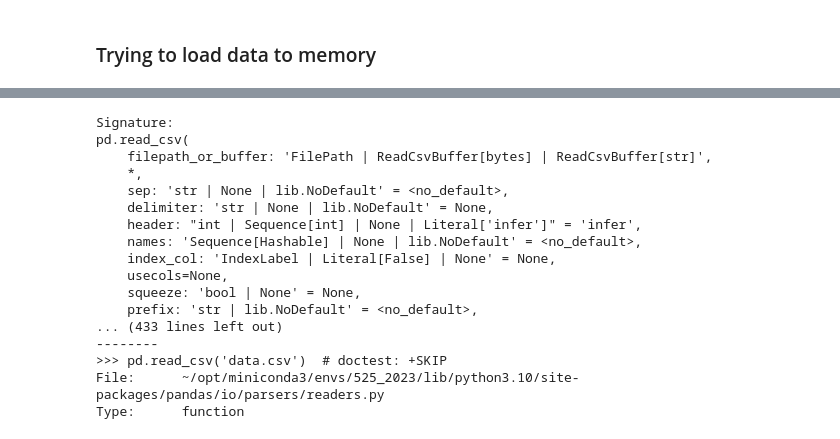
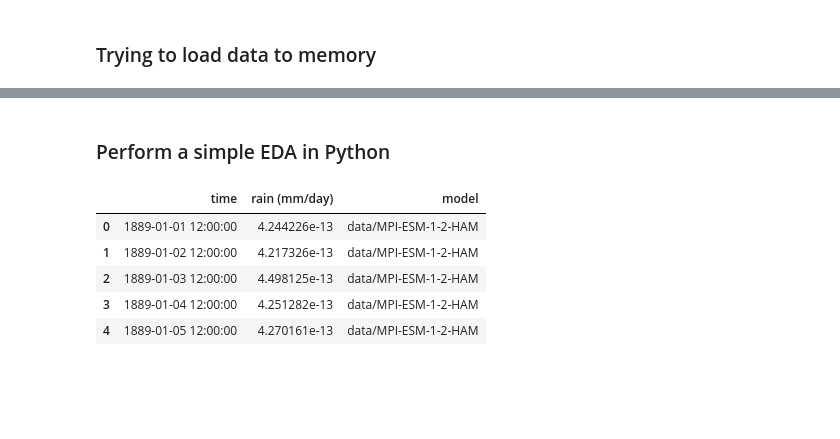
Before and after one commit to UBC-MDS/525-group-01, a Jupyter notebook: notebooks/milestone_1_tanmay.ipynb, the cells around one changed output, grey strips where cells are left out. Saved outputs shown, nothing was run; the diff lists cells and outputs as text; code cells hidden in the pictures; blank space fills up the shorter version.

```diff
--- a/notebooks/milestone_1_tanmay.ipynb
+++ b/notebooks/milestone_1_tanmay.ipynb
@@ -181,3 +195,3 @@ df.memory_usage().sum()/1e6
 # %%
-df = pd.read_csv("figshareairline/combined_data.csv", usecols=['time', 'rain (mm/day)','model'])
+combined_data = pd.read_csv("rainfall/combined_data.csv", usecols=['time', 'rain (mm/day)','model'])
 # %%
@@ -232,20 +218,11 @@ memory usage: 1.6+ GB
-# %%
-pd.read_csv("figshareairline/combined_data.csv", usecols=['timestamp', 'rain (mm/day)','model'])
-# %% [output]
-Signature:
-pd.read_csv(
-    filepath_or_buffer: 'FilePath | ReadCsvBuffer[bytes] | ReadCsvBuffer[str]',
-    *,
-    sep: 'str | None | lib.NoDefault' = <no_default>,
-    delimiter: 'str | None | lib.NoDefault' = None,
-    header: "int | Sequence[int] | None | Literal['infer']" = 'infer',
-    names: 'Sequence[Hashable] | None | lib.NoDefault' = <no_default>,
-    index_col: 'IndexLabel | Literal[False] | None' = None,
-    usecols=None,
-    squeeze: 'bool | None' = None,
-    prefix: 'str | lib.NoDefault' = <no_default>,
-... (433 lines left out)
---------
->>> pd.read_csv('data.csv')  # doctest: +SKIP
-File:      ~/opt/miniconda3/envs/525_2023/lib/python3.10/site-packages/pandas/io/parsers/readers.py
-Type:      function
+# %% [markdown]
+### Perform a simple EDA in Python
+# %%
+combined_data.head()
+# %% [output]
+|  | time | rain (mm/day) | model |
+| 0 | 1889-01-01 12:00:00 | 4.244226e-13 | data/MPI-ESM-1-2-HAM |
+| 1 | 1889-01-02 12:00:00 | 4.217326e-13 | data/MPI-ESM-1-2-HAM |
+| 2 | 1889-01-03 12:00:00 | 4.498125e-13 | data/MPI-ESM-1-2-HAM |
+| 3 | 1889-01-04 12:00:00 | 4.251282e-13 | data/MPI-ESM-1-2-HAM |
+| 4 | 1889-01-05 12:00:00 | 4.270161e-13 | data/MPI-ESM-1-2-HAM |
```
Also changed, not shown: parts of 36 cells of this notebook.
